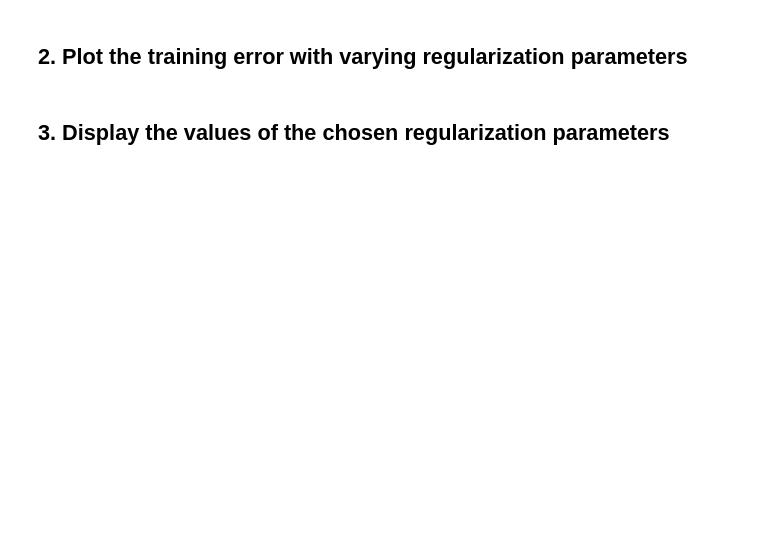
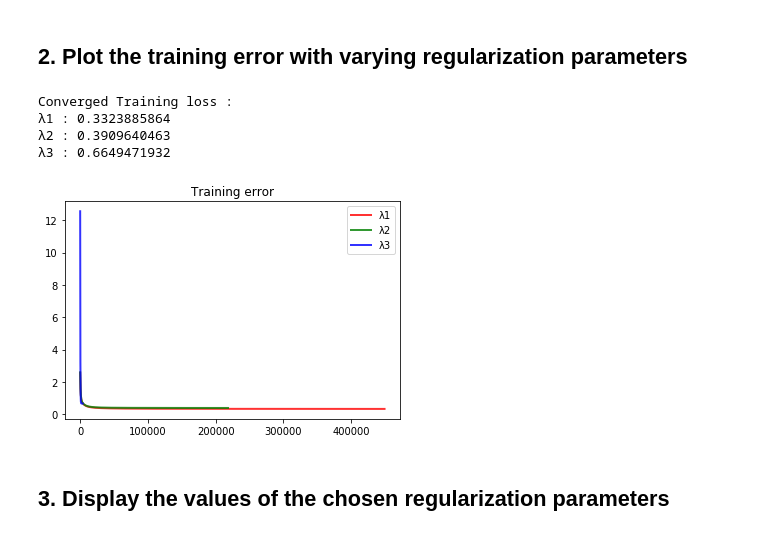
Before and after one commit to jesnk/20_1_ml_class, a Jupyter notebook: assignment/07/07.ipynb, the cells around one changed output. Cells and saved outputs as stored; diff of their text form; code cells hidden in the pictures; blank space fills up the shorter version.

Commit message:
Modified functions for graphs

```diff
--- a/assignment/07/07.ipynb
+++ b/assignment/07/07.ipynb
@@ -107,7 +146,3 @@ def get_function(x,y) :
             ret.append(x**i*y**j)
     ret = torch.stack(ret).squeeze(-1)
     return ret.T
-# %%
-result = {}
-result["sd"] = [1,3,4]
-print(result["sd"])
@@ -207,0 +230,15 @@ lr:0.001, lambda : 0.1, loss_conv : 1e-13, monitoring : False
+# %%
+final_result = []
+
+lambda_underfit = 0.0001
+lambda_justfit = 0.0008
+lambda_overfit = 0.2
+
+result_1 = training(1e-2,lambda_underfit,1e-8,False)
+final_result.append(result_1)
+
+result_2 = training(1e-2,lambda_justfit,1e-8,False)
+final_result.append(result_2)
+
+result_3 = training(1e-2,lambda_overfit,1e-8,False)
+final_result.append(result_3)
@@ -222,8 +280,17 @@ plt.show()
 ## 2. Plot the training error with varying regularization parameters
 # %%
 plt.title("Training error")
-plot, = plt.plot(test["epoch_log"],test["loss_log"], color='blue',linewidth=2,alpha=0.8)
-plt.legend([plot],["Trainging error"])
-print("Converged Training loss : {:.5f}".format(loss_log[-1].item()))
+plot_1, = plt.plot(result_1["epoch_log"],result_1["loss_log"], color='red',linewidth=2,alpha=0.8)
+plot_2, = plt.plot(result_2["epoch_log"],result_2["loss_log"], color='green',linewidth=2,alpha=0.8)
+plot_3, = plt.plot(result_3["epoch_log"],result_3["loss_log"], color='blue',linewidth=2,alpha=0.8)
+
+plt.legend([plot_1,plot_2,plot_3],["λ1","λ2","λ3"])
+print("Converged Training loss : \nλ1 : {:.10f}\nλ2 : {:.10f}\nλ3 : {:.10f}".format(result_1["loss_log"][-1].item(),result_2["loss_log"][-1].item(),result_3["loss_log"][-1].item()))
+# %% [output]
+Converged Training loss :
+λ1 : 0.3323885864
+λ2 : 0.3909640463
+λ3 : 0.6649471932
+[figure, added]
 # %% [markdown]
 ## 3. Display the values of the chosen regularization parameters
```
Also changed, not shown: parts of 15 cells of this notebook.
